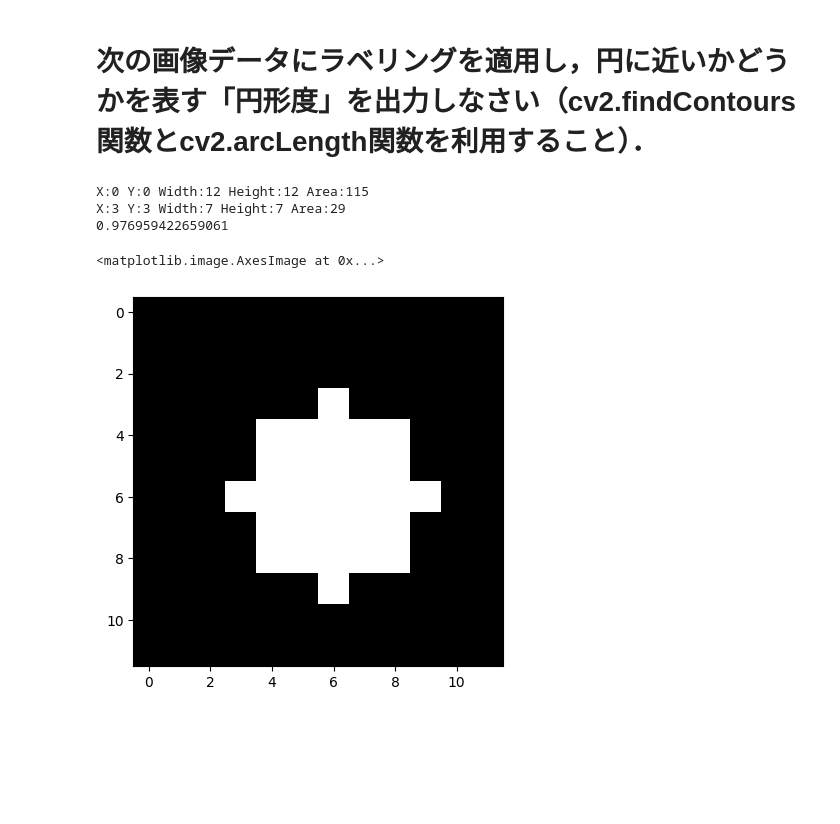
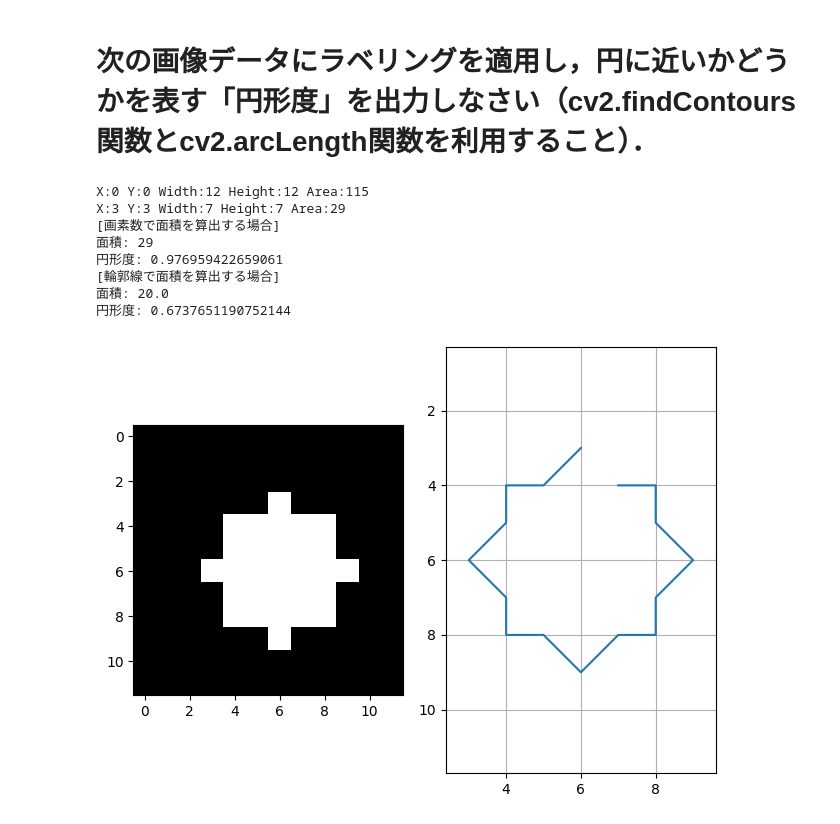
Before and after one commit to naoto-github/ComputerGraphics-NCU, a Jupyter notebook: 5/kadai.ipynb, the cells around one changed output. Cells and saved outputs as stored; diff of their text form; code cells hidden in the pictures; blank space fills up the shorter version.

```diff
--- a/5/kadai.ipynb
+++ b/5/kadai.ipynb
@@ -236,42 +236,66 @@ image = np.array([
     [0, 0, 0, 0, 255, 255, 255, 255, 255, 0, 0, 0],
     [0, 0, 0, 255, 255, 255, 255, 255, 255, 255, 0, 0],
     [0, 0, 0, 0, 255, 255, 255, 255, 255, 0, 0, 0],
     [0, 0, 0, 0, 255, 255, 255, 255, 255, 0, 0, 0],
     [0, 0, 0, 0, 0, 0, 255, 0, 0, 0, 0, 0],
     [0, 0, 0, 0, 0, 0, 0, 0, 0, 0, 0, 0],
     [0, 0, 0, 0, 0, 0, 0, 0, 0, 0, 0, 0]
 ], dtype=np.uint8)
 
 # 関数を利用したラベリング処理
 num_labels, labels, stats, centroids = cv2.connectedComponentsWithStats(image)
 for i in stats:
     x = i[0]
     y = i[1]
     w = i[2]
     h = i[3]
     a = i[4]
     print(f"X:{x} Y:{y} Width:{w} Height:{h} Area:{a}")
 
-# 面積
-area = stats[1][4]
-
 # 輪郭を抽出
 contours, _ = cv2.findContours(image, cv2.RETR_LIST, cv2.CHAIN_APPROX_NONE)
-#print(contours[0])
+points = contours[0].reshape(-1, 2)
 
 # 輪郭の長さを算出
 length = cv2.arcLength(contours[0], True)
 #print(length)
 
-# 円形度
-circularity = (4 * np.pi * area) / (length ** 2)
-print(circularity)
+print("[画素数で面積を算出する場合]")
 
-# 画像の表示
-plt.imshow(image, cmap="gray")
+# 面積（画素数）
+area_pixels = stats[1][4]
+print(f"面積: {area_pixels}")
+
+# 円形度（画素数）
+circularity = (4 * np.pi * area_pixels) / (length ** 2)
+print(f"円形度: {circularity}")
+
+print("[輪郭線で面積を算出する場合]")
+
+# 面積（輪郭線）
+area_contours = cv2.contourArea(contours[0])
+print(f"面積: {area_contours}")
+
+# 円形度（輪郭線）
+circularity = (4 * np.pi * area_contours) / (length ** 2)
+print(f"円形度: {circularity}")
+
+# 結果を表示
+fig, axes = plt.subplots(1, 2, tight_layout=True)
+axes[0].imshow(image, cmap="gray")
+axes[1].plot(points[:,0], points[:,1])
+axes[1].axis("equal")
+axes[1].grid(True)
+axes[1].set_xlim([0, 12])
+axes[1].set_ylim([0, 12])
+axes[1].invert_yaxis()
 # %% [output]
 X:0 Y:0 Width:12 Height:12 Area:115
 X:3 Y:3 Width:7 Height:7 Area:29
-0.976959422659061
+[画素数で面積を算出する場合]
+面積: 29
+円形度: 0.976959422659061
+[輪郭線で面積を算出する場合]
+面積: 20.0
+円形度: 0.6737651190752144
-<matplotlib.image.AxesImage at 0x...>
-[figure, old version]
+[figure, new version]
```
Also changed, not shown: 1 other file.
